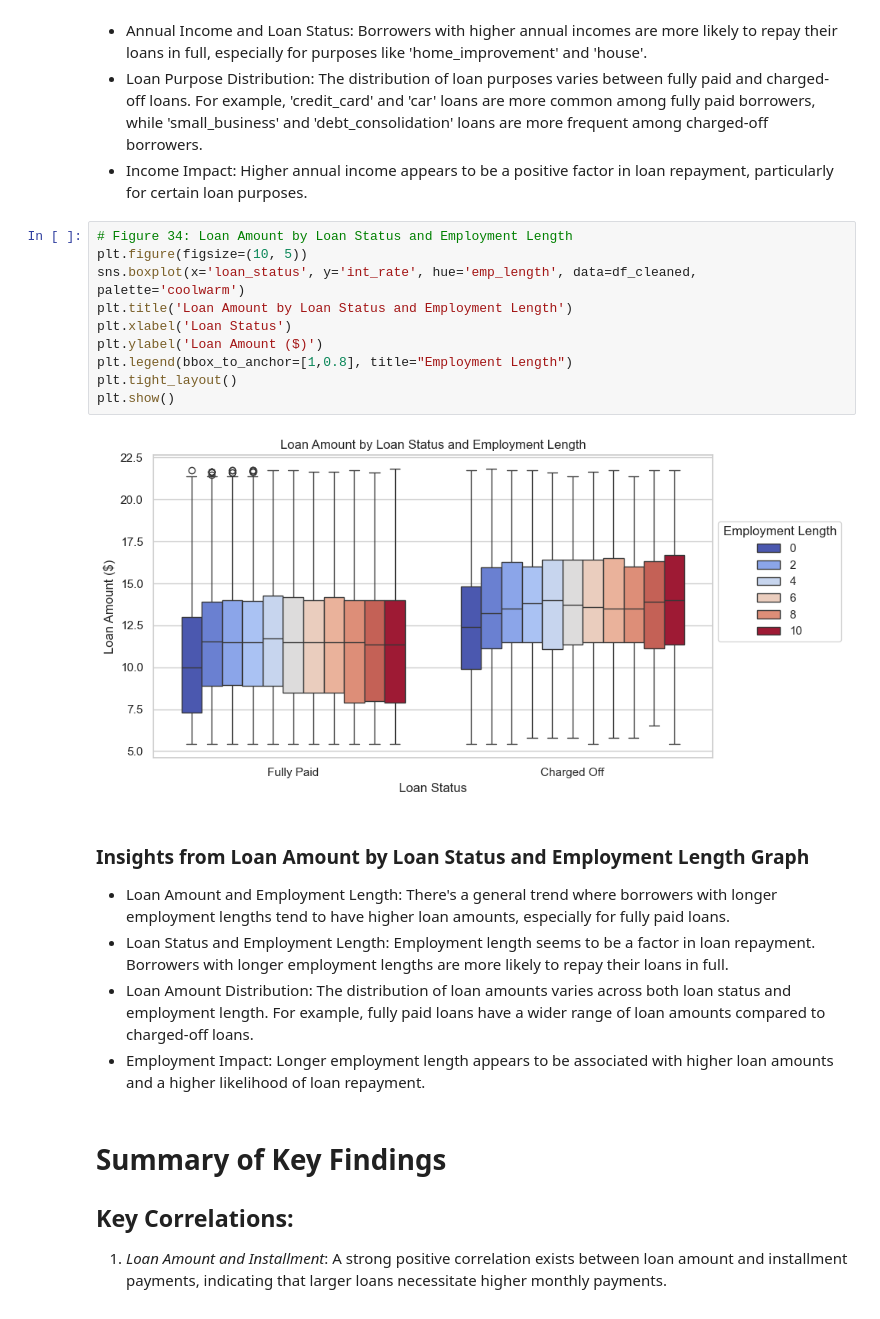
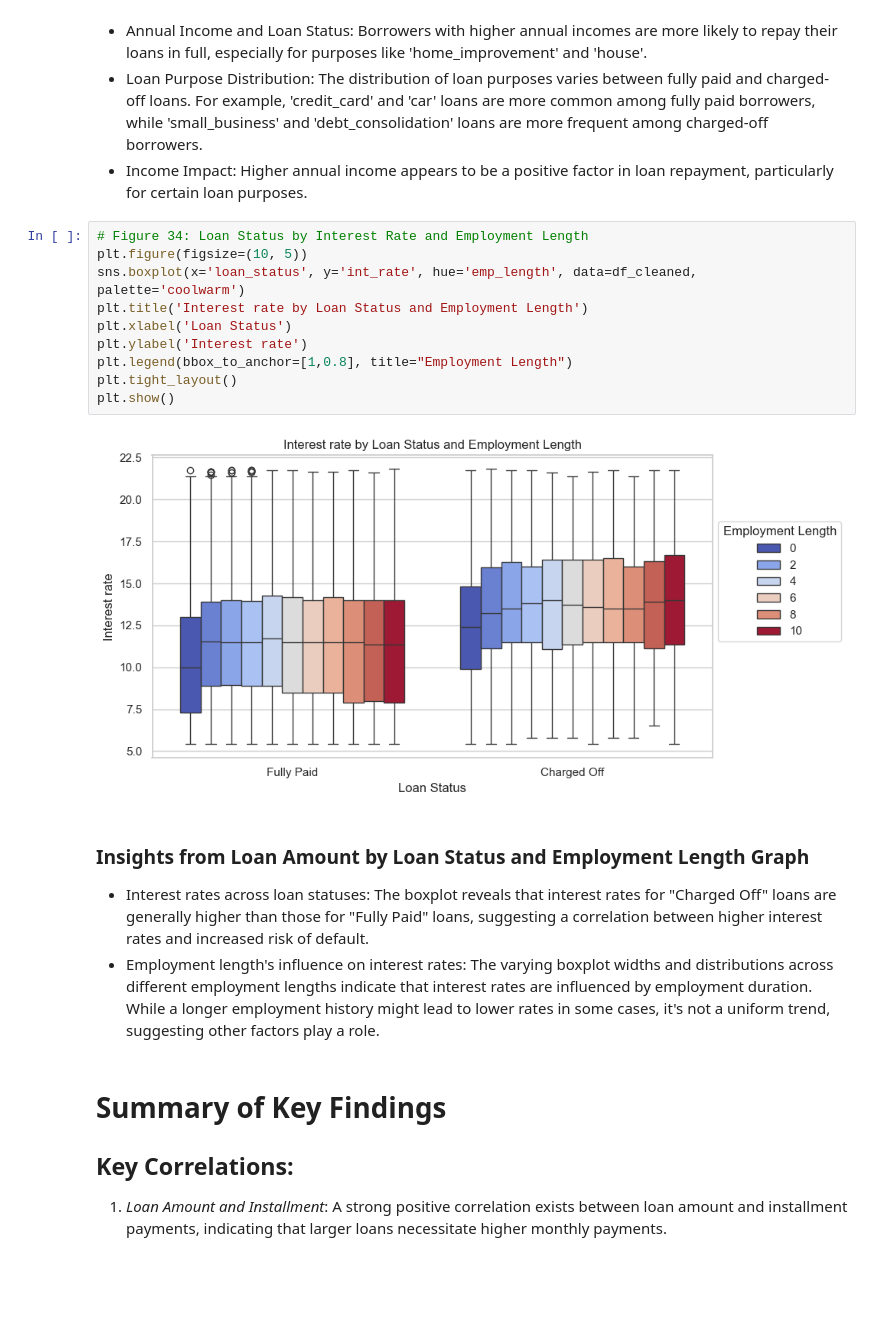
Before and after one commit to sowmilydutta/Lending_Club_Case_Study, a Jupyter notebook: Sowmily_Dutta.ipynb, the cells around one changed output. Cells and saved outputs as stored; diff of their text form; blank space fills up the shorter version.

```diff
--- a/Sowmily_Dutta.ipynb
+++ b/Sowmily_Dutta.ipynb
@@ -808,23 +808,22 @@ plt.show()
 - Loan Purpose Distribution: The distribution of loan purposes varies between fully paid and charged-off loans. For example, 'credit_card' and 'car' loans are more common among fully paid borrowers, while 'small_business' and 'debt_consolidation' loans are more frequent among charged-off borrowers.
 - Income Impact: Higher annual income appears to be a positive factor in loan repayment, particularly for certain loan purposes.
 # %%
-# Figure 34: Loan Amount by Loan Status and Employment Length
+# Figure 34: Loan Status by Interest Rate and Employment Length
 plt.figure(figsize=(10, 5))
 sns.boxplot(x='loan_status', y='int_rate', hue='emp_length', data=df_cleaned, palette='coolwarm')
-plt.title('Loan Amount by Loan Status and Employment Length')
+plt.title('Interest rate by Loan Status and Employment Length')
 plt.xlabel('Loan Status')
-plt.ylabel('Loan Amount ($)')
+plt.ylabel('Interest rate')
 plt.legend(bbox_to_anchor=[1,0.8], title="Employment Length")
 plt.tight_layout()
 plt.show()
 # %% [output]
-[figure, old version]
+[figure, new version]
 # %% [markdown]
 ### Insights from Loan Amount by Loan Status and Employment Length Graph
-- Loan Amount and Employment Length: There's a general trend where borrowers with longer employment lengths tend to have higher loan amounts, especially for fully paid loans.
-- Loan Status and Employment Length: Employment length seems to be a factor in loan repayment. Borrowers with longer employment lengths are more likely to repay their loans in full.
-- Loan Amount Distribution: The distribution of loan amounts varies across both loan status and employment length. For example, fully paid loans have a wider range of loan amounts compared to charged-off loans.
-- Employment Impact: Longer employment length appears to be associated with higher loan amounts and a higher likelihood of loan repayment.
+
+- Interest rates across loan statuses: The boxplot reveals that interest rates for "Charged Off" loans are generally higher than those for "Fully Paid" loans, suggesting a correlation between higher interest rates and increased risk of default.
+- Employment length's influence on interest rates: The varying boxplot widths and distributions across different employment lengths indicate that interest rates are influenced by employment duration. While a longer employment history might lead to lower rates in some cases, it's not a uniform trend, suggesting other factors play a role.
 # %% [markdown]
 # Summary of Key Findings
 
```
